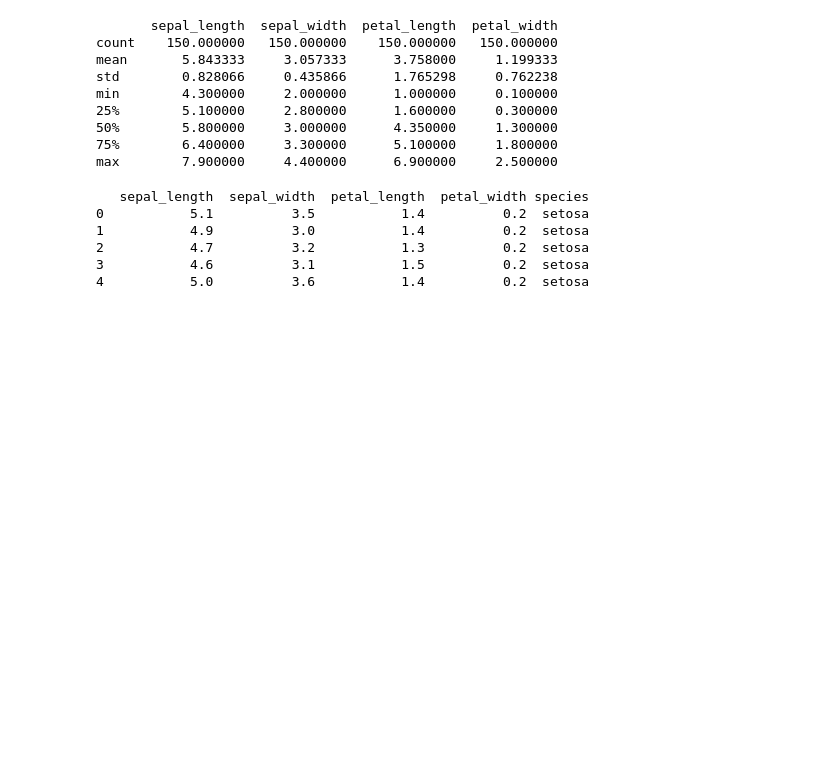
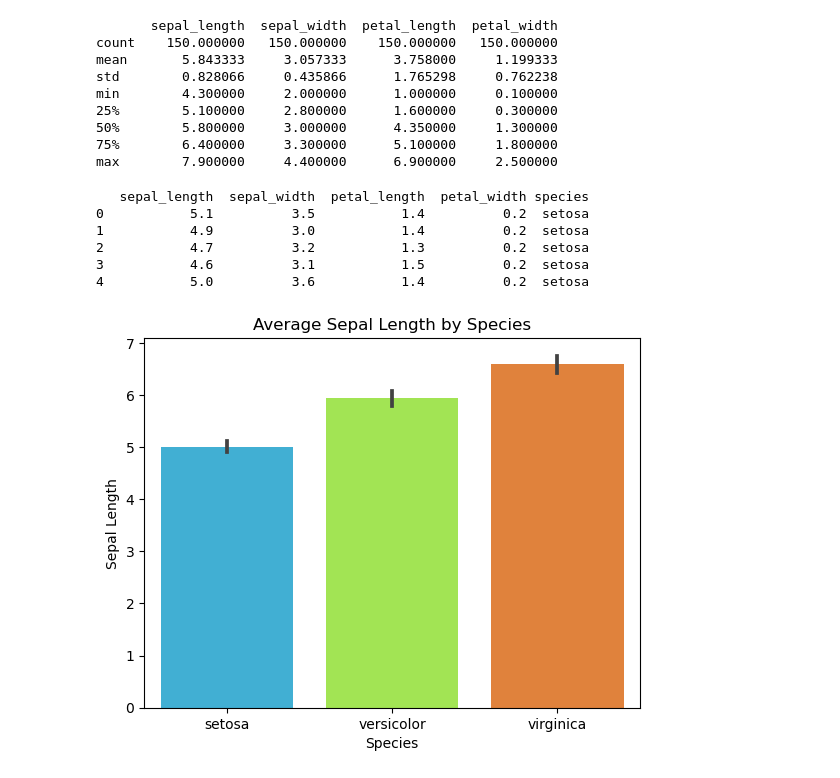
Before and after one commit to AlamzaibHussain/python, a Jupyter notebook: lib.ipynb, the cells around one changed output. Drawn from its saved outputs; the diff is of its cells as text; code cells hidden in the pictures; blank space fills up the shorter version.

Commit message:
add new plot

```diff
--- a/lib.ipynb
+++ b/lib.ipynb
@@ -49,3 +49,13 @@ print(df.head())
 2           4.7          3.2           1.3          0.2  setosa
 3           4.6          3.1           1.5          0.2  setosa
 4           5.0          3.6           1.4          0.2  setosa
+# %%
+# Bar plot
+sns.barplot(x='species', y='sepal_length', data=df,  palette='turbo')
+
+plt.title('Average Sepal Length by Species')
+plt.xlabel('Species')
+plt.ylabel('Sepal Length')
+plt.show()
+# %% [output]
+[figure, added]
```
Also changed, not shown: parts of 1 cell of this notebook.
